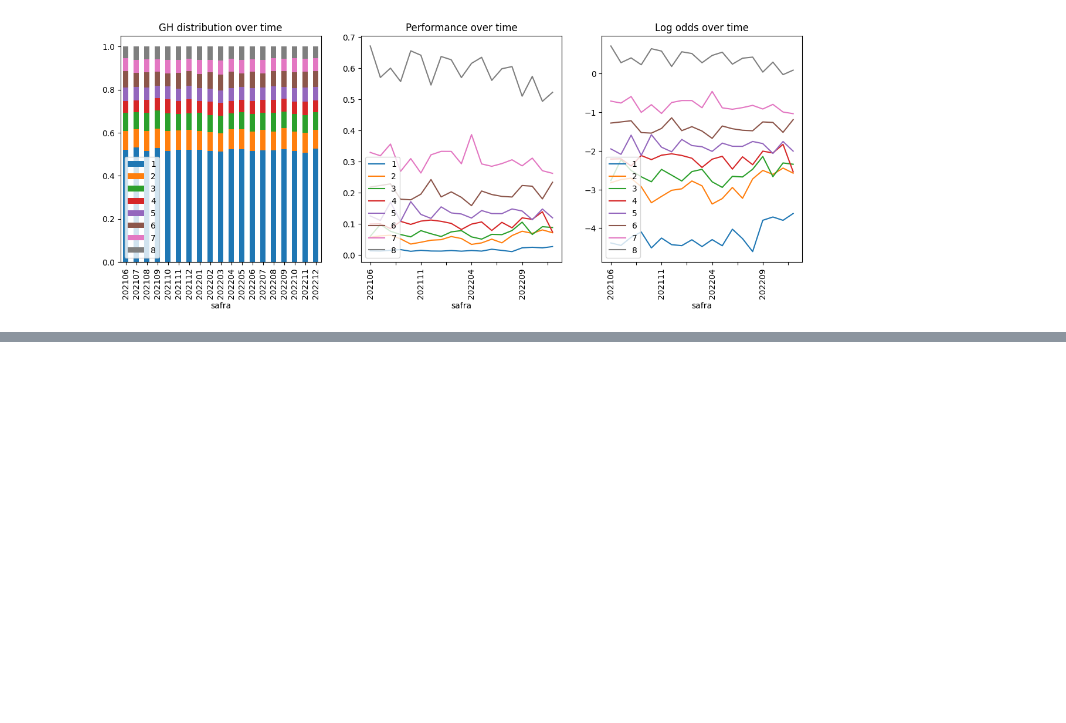
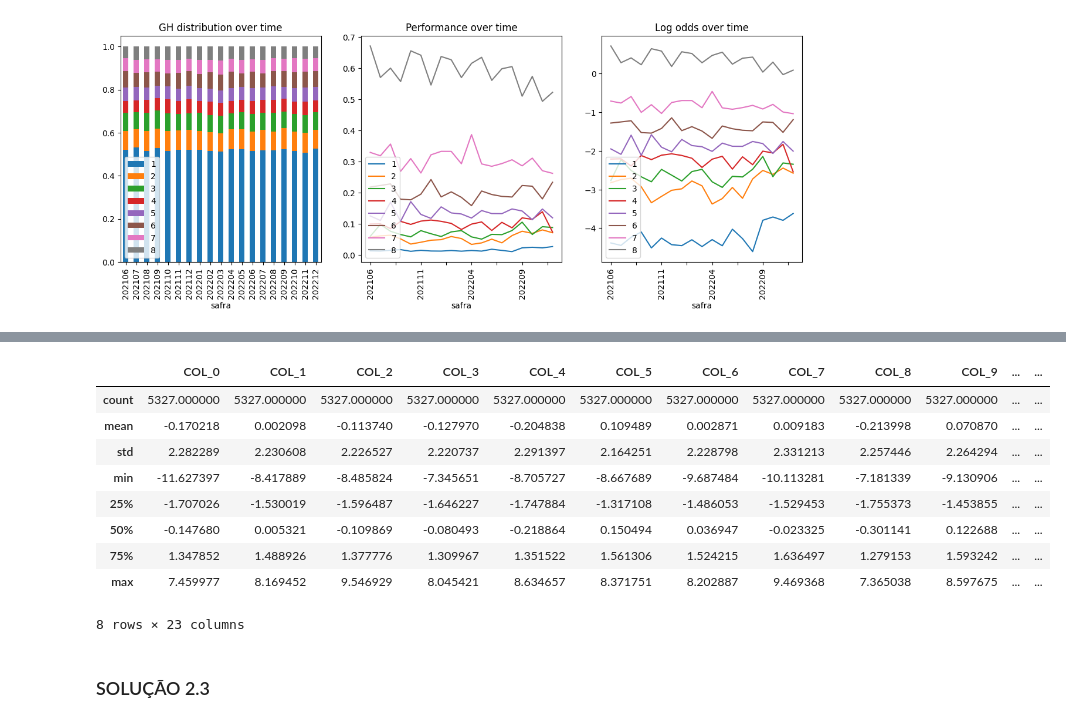
Before and after one commit to thommich/reject-inference-modelling, a Jupyter notebook: best_gh.ipynb, the cells around one changed output, grey strips where cells are left out. Drawn from its saved outputs; the diff is of its cells as text; code cells hidden in the pictures; blank space fills up the shorter version.

```diff
--- a/best_gh.ipynb
+++ b/best_gh.ipynb
@@ -2018,10 +2018,12 @@ X, y = make_classification(n_samples=n_samp,
 list_cols = [f'COL_{str(x)}' for x in range(num_feats)]
 target = 'target'
 safras = [random.choice([x for x in (list(range(202106,202113))) + list(range(202201,202213))]) for _ in range(n_samp)]
+grupo_x = [random.choice([x for x in ['A','B','C','D']]) for _ in range(n_samp)]
 
 df_data = pd.DataFrame(X, columns=list_cols)
 df_data["safra"] = safras
 df_data[target] = y
+df_data["x_group"] = grupo_x
 
 df_data.head()
 # %% [output]
@@ -3271,0 +3292,15 @@ plot_gh(df_data, 'safra', 'target', 'GH', perf_denominator=None)
+# %%
+df_data[df_data.safra==202109].describe()
+# %% [output]
+|  | COL_0 | COL_1 | COL_2 | COL_3 | COL_4 | COL_5 | COL_6 | COL_7 | COL_8 | COL_9 | ... | ... |
+| count | 5327.000000 | 5327.000000 | 5327.000000 | 5327.000000 | 5327.000000 | 5327.000000 | 5327.000000 | 5327.000000 | 5327.000000 | 5327.000000 | ... | ... |
+| mean | -0.170218 | 0.002098 | -0.113740 | -0.127970 | -0.204838 | 0.109489 | 0.002871 | 0.009183 | -0.213998 | 0.070870 | ... | ... |
+| std | 2.282289 | 2.230608 | 2.226527 | 2.220737 | 2.291397 | 2.164251 | 2.228798 | 2.331213 | 2.257446 | 2.264294 | ... | ... |
+| min | -11.627397 | -8.417889 | -8.485824 | -7.345651 | -8.705727 | -8.667689 | -9.687484 | -10.113281 | -7.181339 | -9.130906 | ... | ... |
+| 25% | -1.707026 | -1.530019 | -1.596487 | -1.646227 | -1.747884 | -1.317108 | -1.486053 | -1.529453 | -1.755373 | -1.453855 | ... | ... |
+| 50% | -0.147680 | 0.005321 | -0.109869 | -0.080493 | -0.218864 | 0.150494 | 0.036947 | -0.023325 | -0.301141 | 0.122688 | ... | ... |
+| 75% | 1.347852 | 1.488926 | 1.377776 | 1.309967 | 1.351522 | 1.561306 | 1.524215 | 1.636497 | 1.279153 | 1.593242 | ... | ... |
+| max | 7.459977 | 8.169452 | 9.546929 | 8.045421 | 8.634657 | 8.371751 | 8.202887 | 9.469368 | 7.365038 | 8.597675 | ... | ... |
+8 rows × 23 columns
+# %% [markdown]
+### SOLUÇÃO 2.3
```
Also changed, not shown: parts of 16 cells of this notebook.
